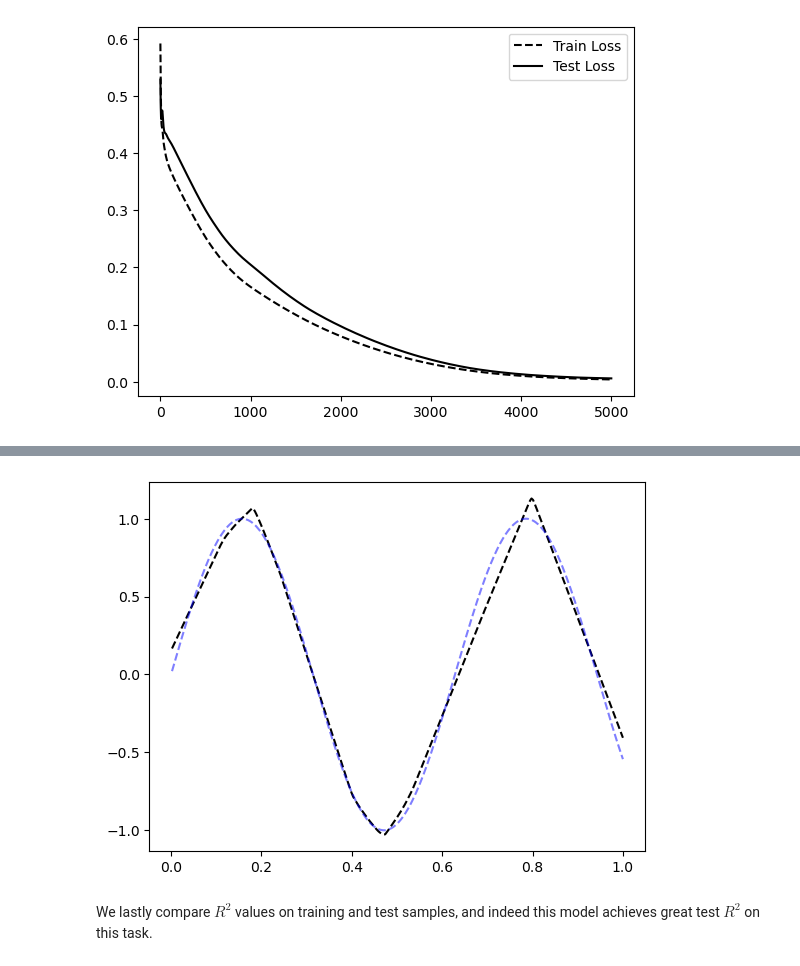
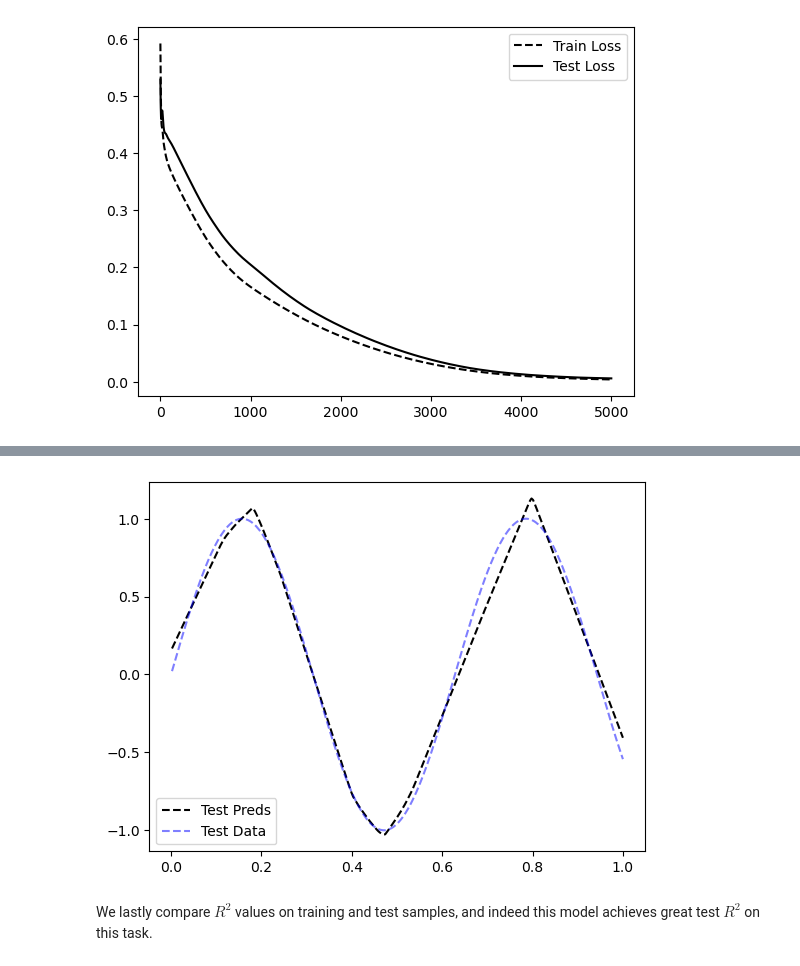
Before and after one commit to aradha/6.S088_2023, a Jupyter notebook: Module1_Notebooks/FullyConnectedNeuralNetworks.ipynb, the cells around one changed output, grey strips where cells are left out. Cells and saved outputs as stored; diff of their text form; code cells hidden in the pictures.

```diff
--- a/Module1_Notebooks/FullyConnectedNeuralNetworks.ipynb
+++ b/Module1_Notebooks/FullyConnectedNeuralNetworks.ipynb
@@ -176,9 +177,10 @@ plt.show()
 # %%
 plt.plot(test_x, test_preds, 'k--', label='Test Preds')
 plt.plot(X_test, y_test, 'b--', alpha=.5, label='Test Data')
+plt.legend()
 plt.show()
 # %% [output]
-[figure, old version]
+[figure, new version]
 # %% [markdown]
 We lastly compare $R^2$ values on training and test samples, and indeed this model achieves great test $R^2$ on this task.
 # %%
```
Also changed, not shown: parts of 1 cell of this notebook.
